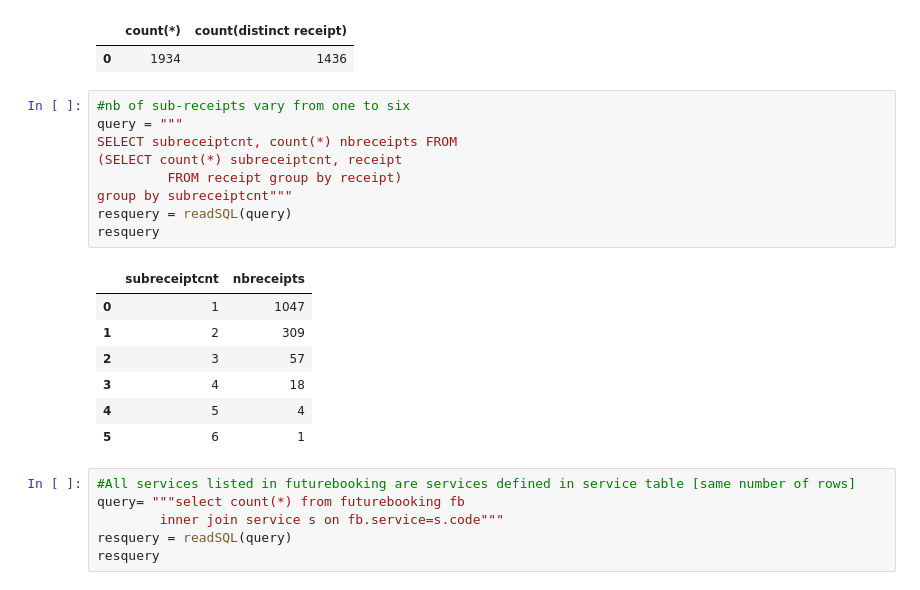
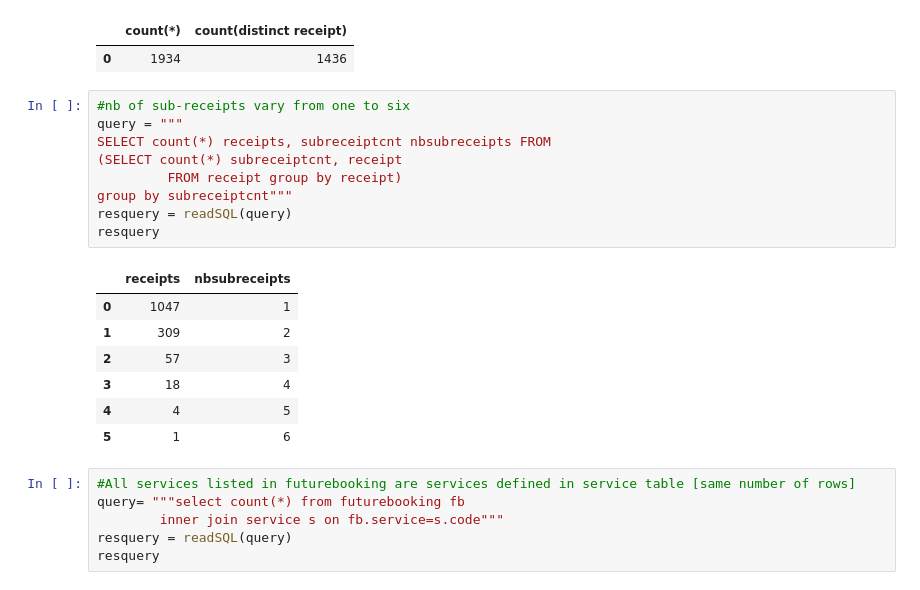
Before and after one commit to ericma007/p1, a Jupyter notebook: notebooks/init-database-exploration.ipynb, the cells around one changed output. Saved outputs shown, nothing was run; the diff lists cells and outputs as text.

```diff
--- a/notebooks/init-database-exploration.ipynb
+++ b/notebooks/init-database-exploration.ipynb
@@ -225,20 +225,20 @@ resquery
 # %%
 #nb of sub-receipts vary from one to six
 query = """
-SELECT subreceiptcnt, count(*) nbreceipts FROM
+SELECT count(*) receipts, subreceiptcnt nbsubreceipts FROM
 (SELECT count(*) subreceiptcnt, receipt
          FROM receipt group by receipt)
 group by subreceiptcnt"""
 resquery = readSQL(query)
 resquery
 # %% [output]
-|  | subreceiptcnt | nbreceipts |
-| 0 | 1 | 1047 |
-| 1 | 2 | 309 |
-| 2 | 3 | 57 |
-| 3 | 4 | 18 |
-| 4 | 5 | 4 |
-| 5 | 6 | 1 |
+|  | receipts | nbsubreceipts |
+| 0 | 1047 | 1 |
+| 1 | 309 | 2 |
+| 2 | 57 | 3 |
+| 3 | 18 | 4 |
+| 4 | 4 | 5 |
+| 5 | 1 | 6 |
 # %%
 #All services listed in futurebooking are services defined in service table [same number of rows]
 query= """select count(*) from futurebooking fb
```
Also changed, not shown: parts of 11 cells of this notebook, 4 other files.
